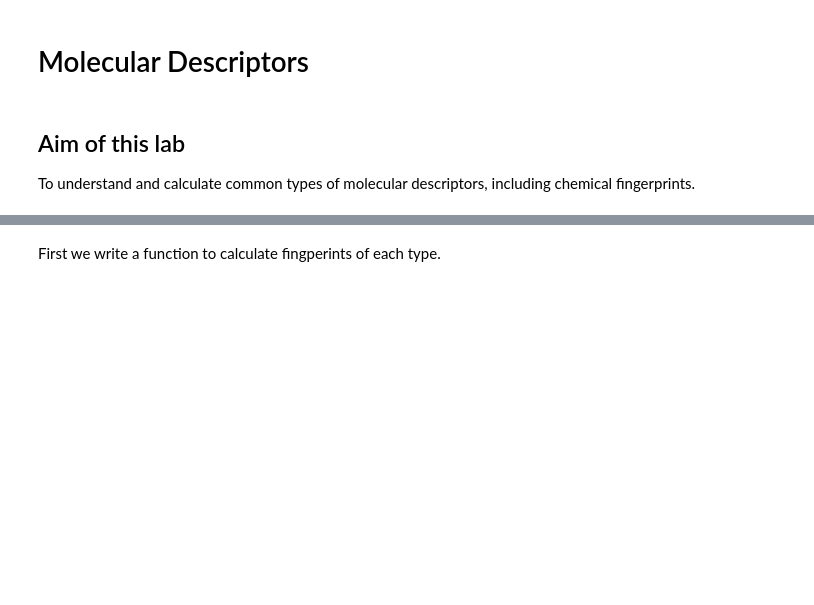
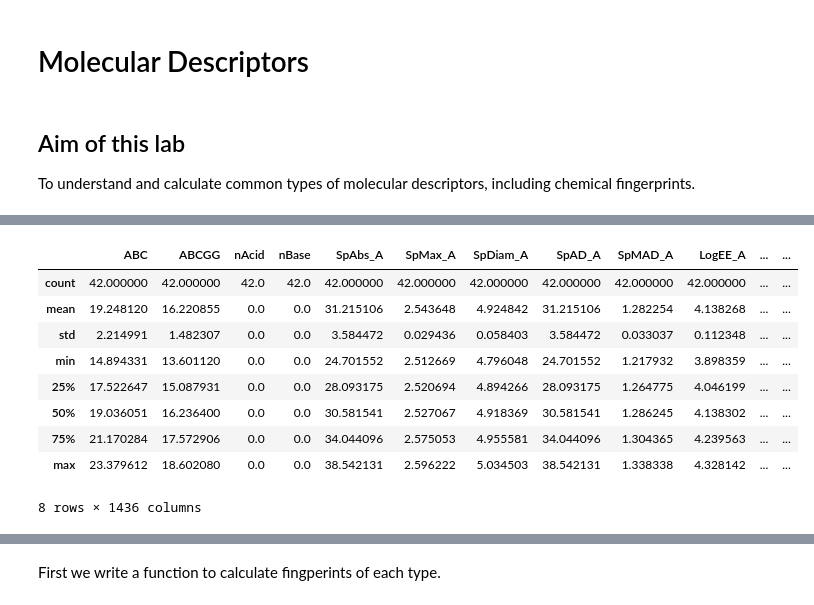
Before and after one commit to russodanielp/intro_cheminformatics, a Jupyter notebook: Lab 05 - Molecular Descriptors/lab_completed.ipynb, the cells around one changed output, grey strips where cells are left out. Cells and saved outputs as stored; diff of their text form; code cells hidden in the pictures; blank space fills up the shorter version.

```diff
--- a/Lab 05 - Molecular Descriptors/lab_completed.ipynb
+++ b/Lab 05 - Molecular Descriptors/lab_completed.ipynb
@@ -170,0 +49,3 @@ Morgan fingerprints, also know as extended-connectivity or ECFP fingerprints are
+# %%
+df = PandasTools.LoadSDF('DIAZEPAM_w_name.sdf')
+df.head(3)
@@ -170,0 +61,8 @@ Morgan fingerprints, also know as extended-connectivity or ECFP fingerprints are
+# %%
+from mordred import Calculator, descriptors
+
+calc_2d = Calculator(descriptors, ignore_3D=True)
+
+num_2d = len(calc_2d)
+
+print("There are", num_2d, "descritpors")
@@ -170,0 +95,2 @@ Morgan fingerprints, also know as extended-connectivity or ECFP fingerprints are
+# %%
+desc = calc_2d.pandas(df.ROMol)
@@ -170,0 +107,13 @@ Morgan fingerprints, also know as extended-connectivity or ECFP fingerprints are
+# %%
+desc.describe()
+# %% [output]
+|  | ABC | ABCGG | nAcid | nBase | SpAbs_A | SpMax_A | SpDiam_A | SpAD_A | SpMAD_A | LogEE_A | ... | ... |
+| count | 42.000000 | 42.000000 | 42.0 | 42.0 | 42.000000 | 42.000000 | 42.000000 | 42.000000 | 42.000000 | 42.000000 | ... | ... |
+| mean | 19.248120 | 16.220855 | 0.0 | 0.0 | 31.215106 | 2.543648 | 4.924842 | 31.215106 | 1.282254 | 4.138268 | ... | ... |
+| std | 2.214991 | 1.482307 | 0.0 | 0.0 | 3.584472 | 0.029436 | 0.058403 | 3.584472 | 0.033037 | 0.112348 | ... | ... |
+| min | 14.894331 | 13.601120 | 0.0 | 0.0 | 24.701552 | 2.512669 | 4.796048 | 24.701552 | 1.217932 | 3.898359 | ... | ... |
+| 25% | 17.522647 | 15.087931 | 0.0 | 0.0 | 28.093175 | 2.520694 | 4.894266 | 28.093175 | 1.264775 | 4.046199 | ... | ... |
+| 50% | 19.036051 | 16.236400 | 0.0 | 0.0 | 30.581541 | 2.527067 | 4.918369 | 30.581541 | 1.286245 | 4.138302 | ... | ... |
+| 75% | 21.170284 | 17.572906 | 0.0 | 0.0 | 34.044096 | 2.575053 | 4.955581 | 34.044096 | 1.304365 | 4.239563 | ... | ... |
+| max | 23.379612 | 18.602080 | 0.0 | 0.0 | 38.542131 | 2.596222 | 5.034503 | 38.542131 | 1.338338 | 4.328142 | ... | ... |
+8 rows × 1436 columns
```
Also changed, not shown: parts of 40 cells of this notebook.
